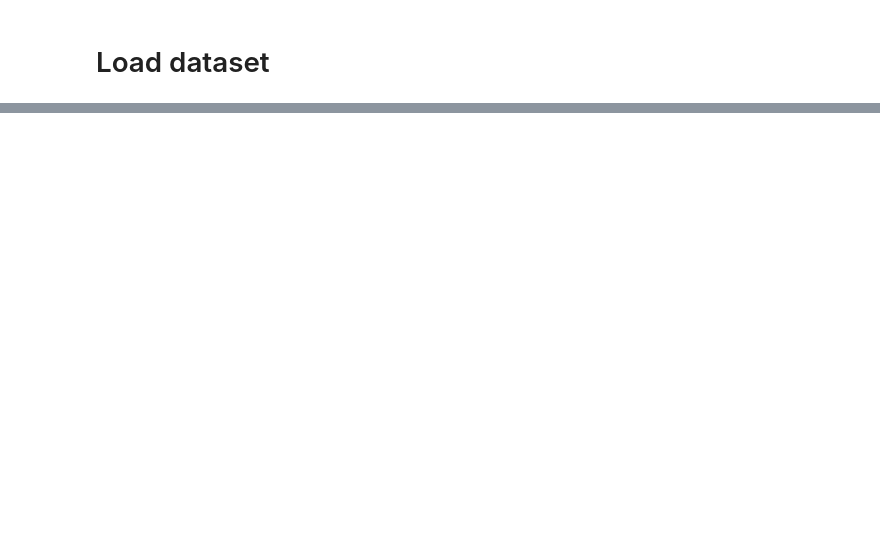
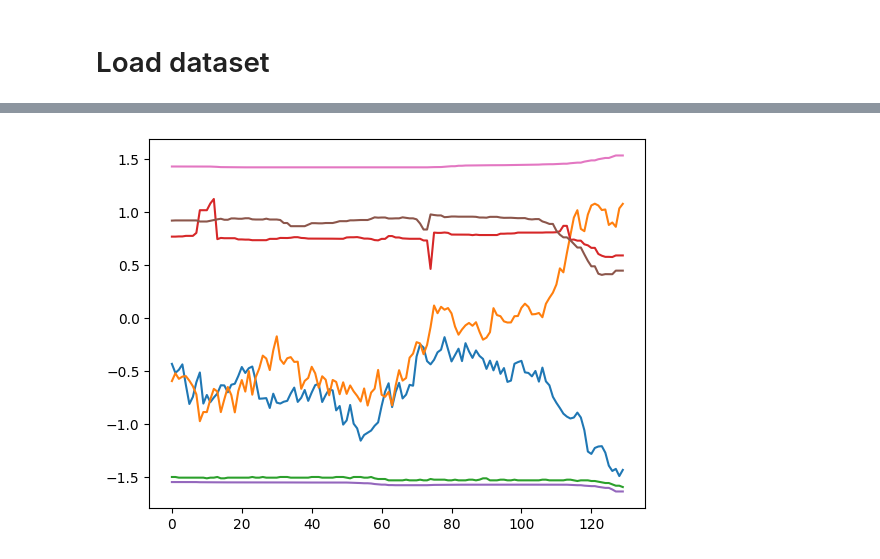
Before and after one commit to Roboy/neural-tendon-control, a Jupyter notebook: controllers/nn_1/dev/ctrl_model/generation_of_ctrl_model_dataset.ipynb, the cells around one changed output, grey strips where cells are left out. Drawn from its saved outputs; the diff is of its cells as text; code cells hidden in the pictures; blank space fills up the shorter version.

```diff
--- a/controllers/nn_1/dev/ctrl_model/generation_of_ctrl_model_dataset.ipynb
+++ b/controllers/nn_1/dev/ctrl_model/generation_of_ctrl_model_dataset.ipynb
@@ -19,4 +22,4 @@ from system_model import SysModel
 # Load dataset
 # %%
 # csv file path
-df = pd.read_csv('../../../../misc/recorded_data/tick_based_100hz_23-02-19.csv')
+sys_model_df = pd.read_csv('../../../../misc/recorded_data/tick_based_100hz_23-02-19.csv')
@@ -178,0 +105,7 @@ plt.show()
+# %%
+# Createa function that calculates how well the system evolved based on a given input
+past_inputs, past_outputs, past_interals, future_inputs, future_outputs, future_interals = next(iter(ar_dataloader))
+
+inputs = torch.cat((past_inputs, future_inputs), dim=2)
+outputs = torch.cat((past_outputs, future_outputs), dim=2)
+interals = torch.cat((past_interals, future_interals), dim=2)
@@ -178,0 +153,8 @@ plt.show()
+# %%
+flex_myobrick_pwm = inputs[0, 0, :].numpy()
+extend_myobrick_pwm = inputs[0, 1, :].numpy()
+angle = outputs[0, 0, :].numpy()
+flex_myobrick_torque_encoder = interals[0, 0, :].numpy()
+flex_myobrick_pos_encoder = interals[0, 1, :].numpy()
+extend_myobrick_torque_encoder = interals[0, 2, :].numpy()
+extend_myobrick_pos_encoder = interals[0, 3, :].numpy()
@@ -178,0 +167,12 @@ plt.show()
+# %%
+# Plot
+plt.plot(flex_myobrick_pwm)
+plt.plot(extend_myobrick_pwm)
+plt.plot(angle)
+plt.plot(flex_myobrick_torque_encoder)
+plt.plot(flex_myobrick_pos_encoder)
+plt.plot(extend_myobrick_torque_encoder)
+plt.plot(extend_myobrick_pos_encoder)
+plt.show()
+# %% [output]
+[figure, added]
```
Also changed, not shown: parts of 32 cells of this notebook.
